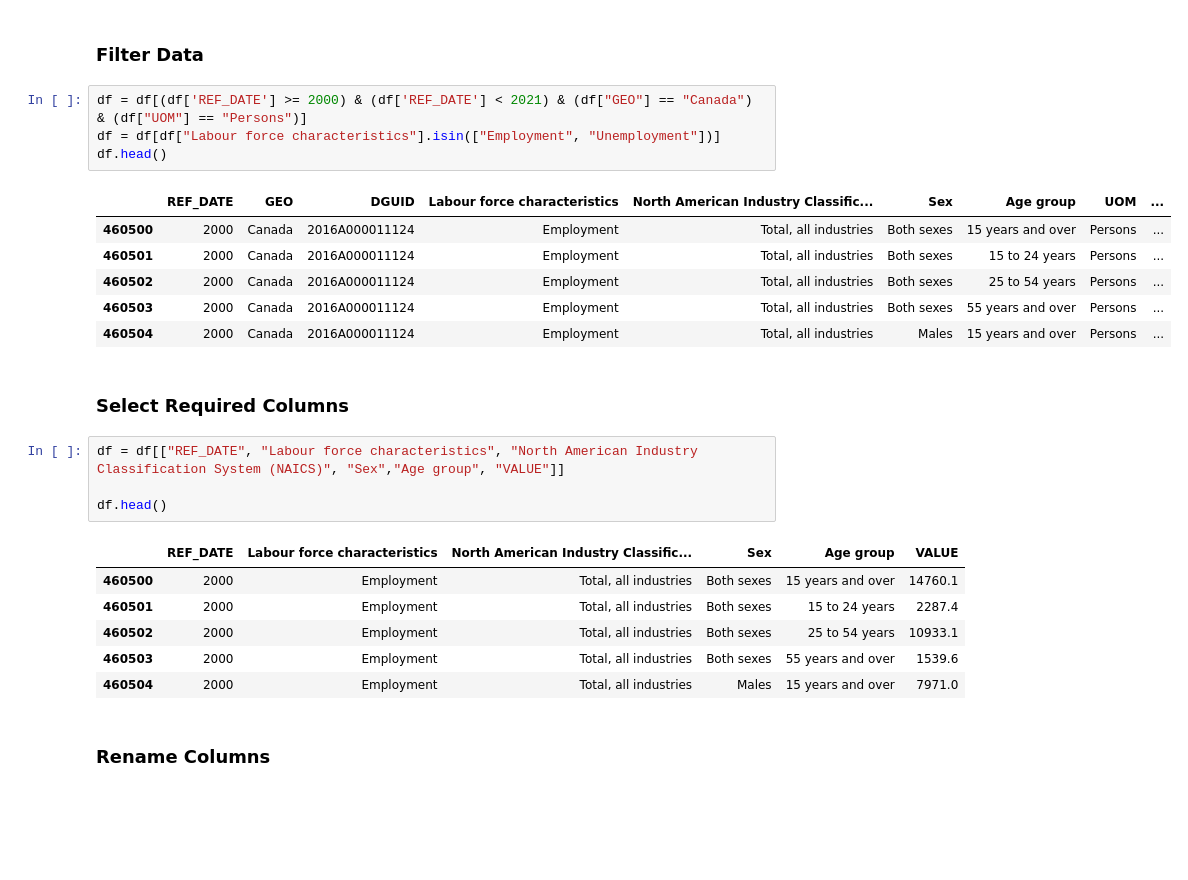
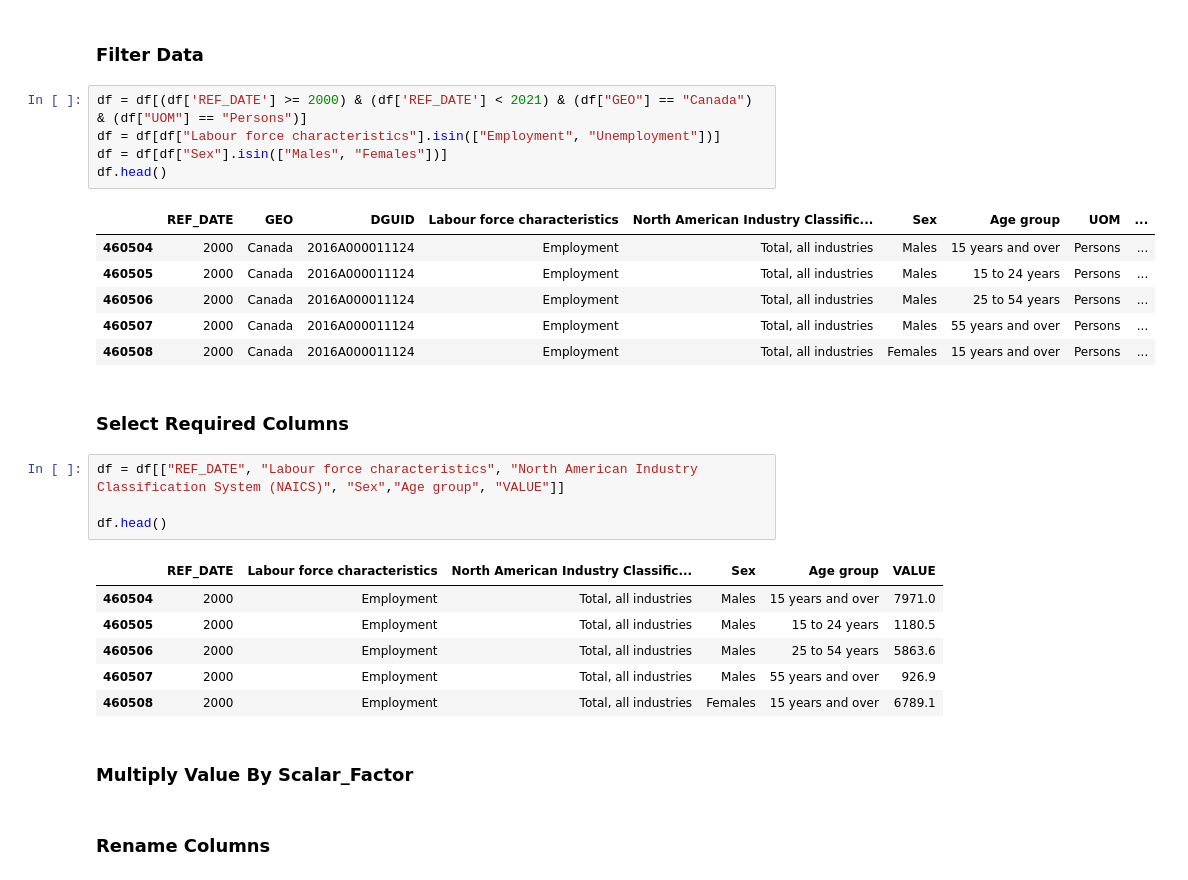
Before and after one commit to KhaledElbasiouni/CSI4142-Project, a Jupyter notebook: data-staging-employment.ipynb, the cells around one changed output. Cells and saved outputs as stored; diff of their text form; blank space fills up the shorter version.

```diff
--- a/data-staging-employment.ipynb
+++ b/data-staging-employment.ipynb
@@ -19,14 +19,15 @@ df.head()
 # %%
 df = df[(df['REF_DATE'] >= 2000) & (df['REF_DATE'] < 2021) & (df["GEO"] == "Canada") & (df["UOM"] == "Persons")]
 df = df[df["Labour force characteristics"].isin(["Employment", "Unemployment"])]
+df = df[df["Sex"].isin(["Males", "Females"])]
 df.head()
 # %% [output]
 |  | REF_DATE | GEO | DGUID | Labour force characteristics | North American Industry Classific... | Sex | Age group | UOM | ... |
-| 460500 | 2000 | Canada | 2016A000011124 | Employment | Total, all industries | Both sexes | 15 years and over | Persons | ... |
-| 460501 | 2000 | Canada | 2016A000011124 | Employment | Total, all industries | Both sexes | 15 to 24 years | Persons | ... |
-| 460502 | 2000 | Canada | 2016A000011124 | Employment | Total, all industries | Both sexes | 25 to 54 years | Persons | ... |
-| 460503 | 2000 | Canada | 2016A000011124 | Employment | Total, all industries | Both sexes | 55 years and over | Persons | ... |
 | 460504 | 2000 | Canada | 2016A000011124 | Employment | Total, all industries | Males | 15 years and over | Persons | ... |
+| 460505 | 2000 | Canada | 2016A000011124 | Employment | Total, all industries | Males | 15 to 24 years | Persons | ... |
+| 460506 | 2000 | Canada | 2016A000011124 | Employment | Total, all industries | Males | 25 to 54 years | Persons | ... |
+| 460507 | 2000 | Canada | 2016A000011124 | Employment | Total, all industries | Males | 55 years and over | Persons | ... |
+| 460508 | 2000 | Canada | 2016A000011124 | Employment | Total, all industries | Females | 15 years and over | Persons | ... |
 # %% [markdown]
 ### Select Required Columns
 # %%
@@ -35,11 +36,13 @@ df = df[["REF_DATE", "Labour force characteristics", "North American Industry Cl
 df.head()
 # %% [output]
 |  | REF_DATE | Labour force characteristics | North American Industry Classific... | Sex | Age group | VALUE |
-| 460500 | 2000 | Employment | Total, all industries | Both sexes | 15 years and over | 14760.1 |
-| 460501 | 2000 | Employment | Total, all industries | Both sexes | 15 to 24 years | 2287.4 |
-| 460502 | 2000 | Employment | Total, all industries | Both sexes | 25 to 54 years | 10933.1 |
-| 460503 | 2000 | Employment | Total, all industries | Both sexes | 55 years and over | 1539.6 |
 | 460504 | 2000 | Employment | Total, all industries | Males | 15 years and over | 7971.0 |
+| 460505 | 2000 | Employment | Total, all industries | Males | 15 to 24 years | 1180.5 |
+| 460506 | 2000 | Employment | Total, all industries | Males | 25 to 54 years | 5863.6 |
+| 460507 | 2000 | Employment | Total, all industries | Males | 55 years and over | 926.9 |
+| 460508 | 2000 | Employment | Total, all industries | Females | 15 years and over | 6789.1 |
+# %% [markdown]
+### Multiply Value By Scalar_Factor
 # %% [markdown]
 ### Rename Columns
 # %%
```
Also changed, not shown: parts of 15 cells of this notebook.
